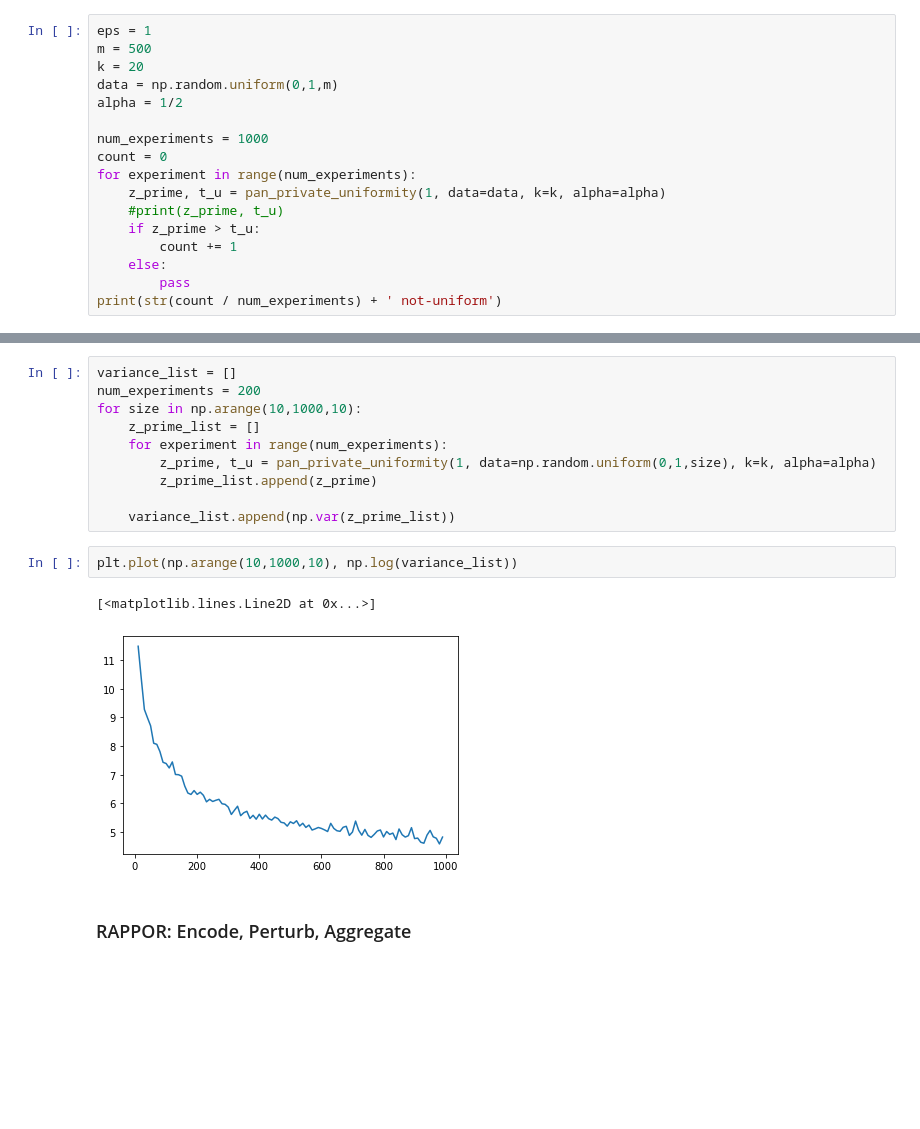
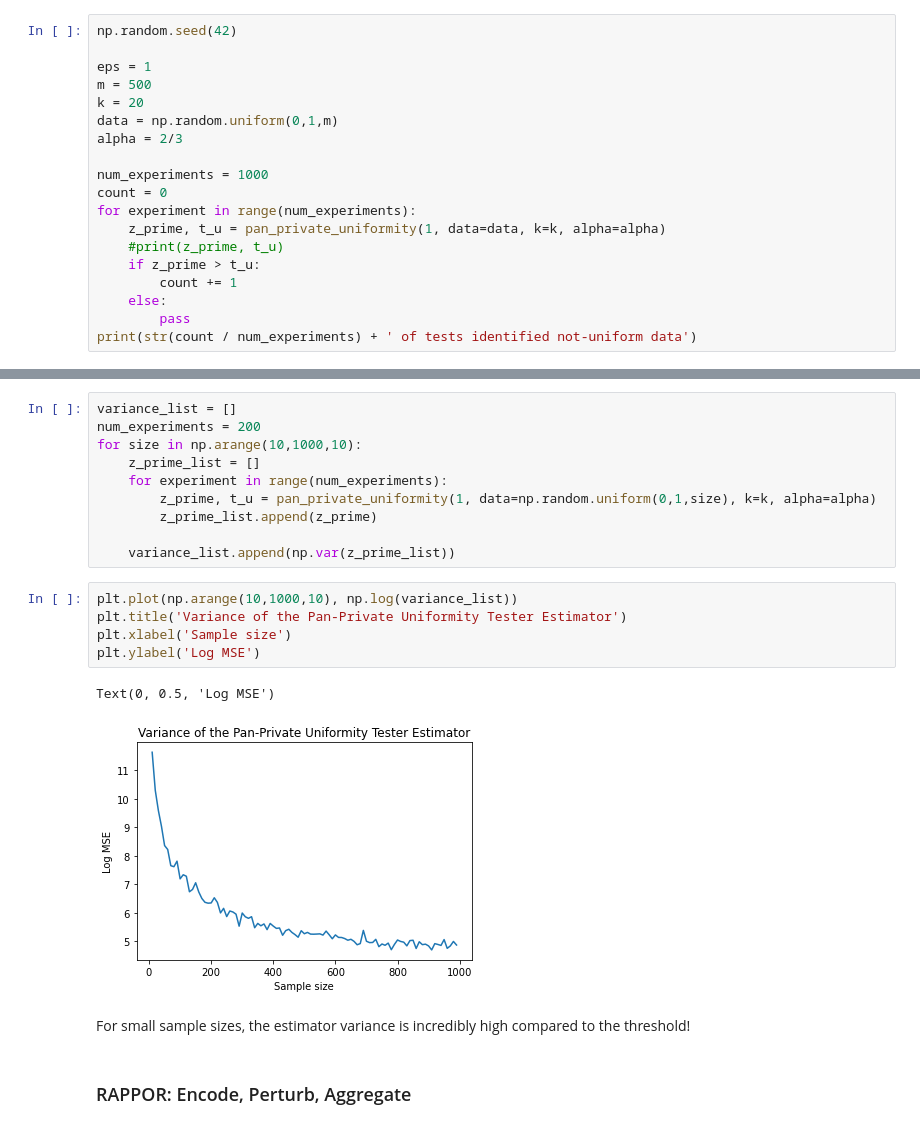
Before and after one commit to jonathanhuml/differential_privacy, a Jupyter notebook: CS208_final_project/CS208_Final_Project.ipynb, the cells around one changed output, grey strips where cells are left out. Drawn from its saved outputs; the diff is of its cells as text; blank space fills up the shorter version.

```diff
--- a/CS208_final_project/CS208_Final_Project.ipynb
+++ b/CS208_final_project/CS208_Final_Project.ipynb
@@ -31,9 +33,11 @@ As we note in the paper, the Laplaced chi-square statistic has huge variance! We
 # %%
+np.random.seed(42)
+
 eps = 1
 m = 500
 k = 20
 data = np.random.uniform(0,1,m)
-alpha = 1/2
+alpha = 2/3
 
 num_experiments = 1000
 count = 0
@@ -44,5 +48,5 @@ for experiment in range(num_experiments):
         count += 1
     else:
         pass
-print(str(count / num_experiments) + ' not-uniform')
+print(str(count / num_experiments) + ' of tests identified not-uniform data')
 # %% [output]
@@ -64,9 +70,14 @@ for size in np.arange(10,1000,10):
     variance_list.append(np.var(z_prime_list))
 # %%
 plt.plot(np.arange(10,1000,10), np.log(variance_list))
+plt.title('Variance of the Pan-Private Uniformity Tester Estimator')
+plt.xlabel('Sample size')
+plt.ylabel('Log MSE')
 # %% [output]
-[<matplotlib.lines.Line2D at 0x...>]
+Text(0, 0.5, 'Log MSE')
-[figure, old version]
+[figure, new version]
+# %% [markdown]
+For small sample sizes, the estimator variance is incredibly high compared to the threshold!
 # %% [markdown]
 ### RAPPOR: Encode, Perturb, Aggregate
 # %%
```
Also changed, not shown: parts of 14 cells of this notebook, 1 other file.
